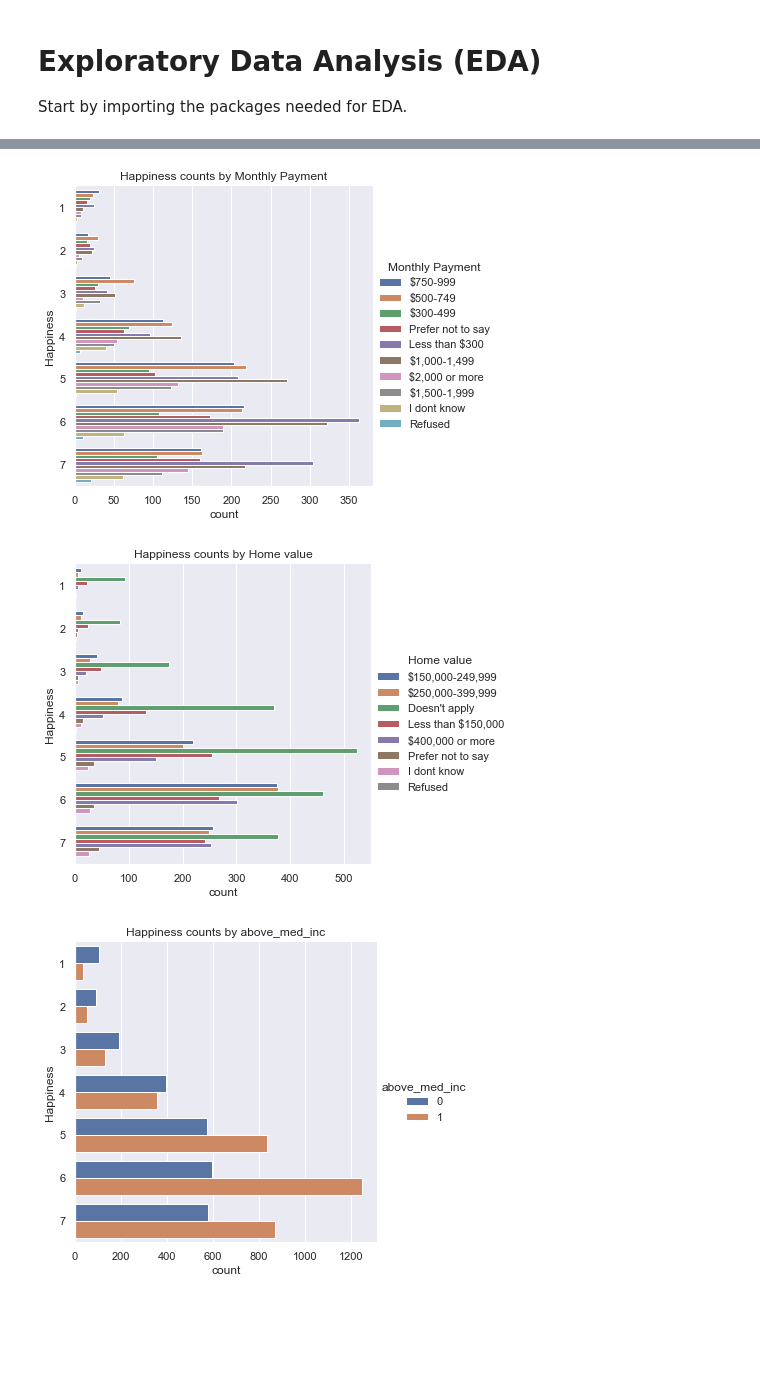
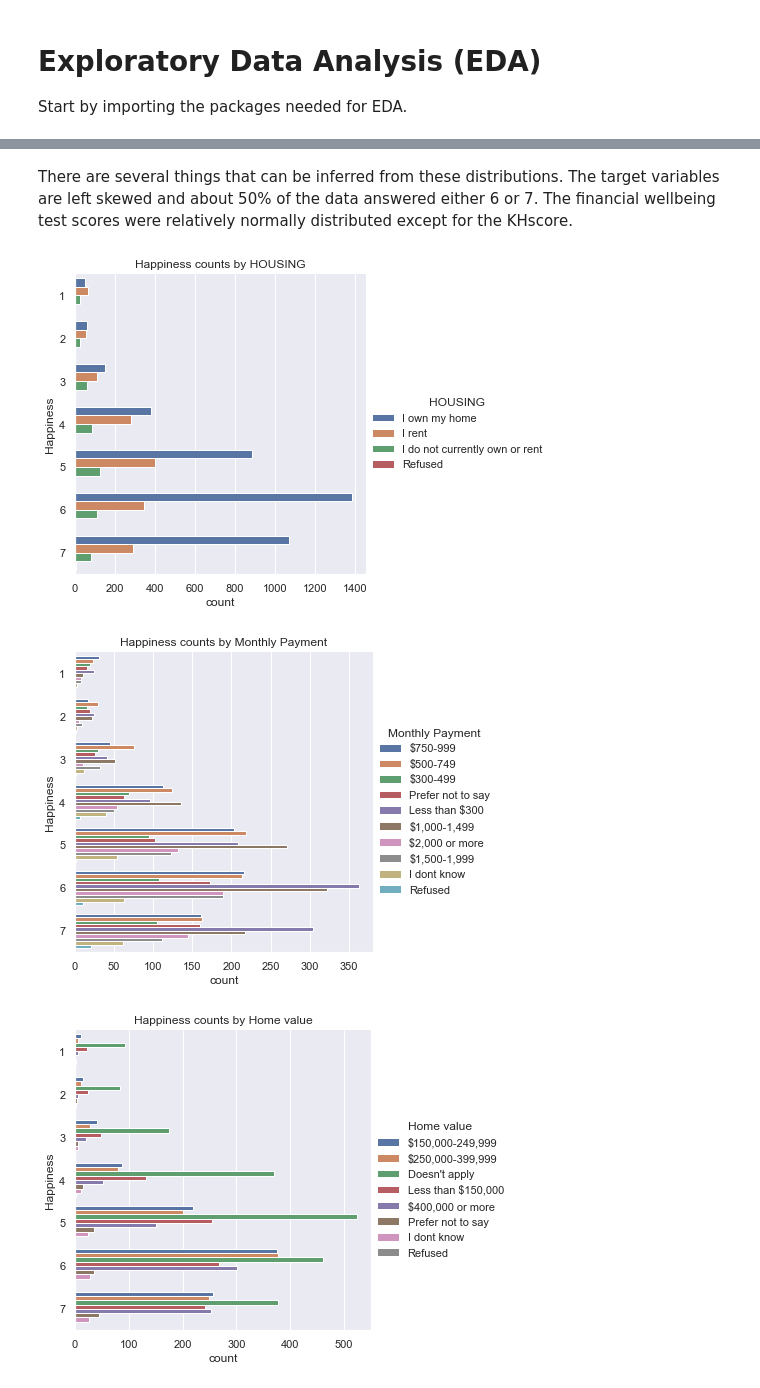
Before and after one commit to tanner-k/Capstone-2-Project-Financial-Wellness, a Jupyter notebook: notebooks/EDA.ipynb, the cells around one changed output, grey strips where cells are left out. Cells and saved outputs as stored; diff of their text form; code cells hidden in the pictures; blank space fills up the shorter version.

```diff
--- a/notebooks/EDA.ipynb
+++ b/notebooks/EDA.ipynb
@@ -64,7 +17,0 @@ df[important_vars].head()
-# %%
-df = df.rename(columns={"SWB_1": "Happiness",
-                "SWB_2": "Future",
-                "SWB_3": "Hardwork",
-                "HOUSERANGES": "Monthly Payment",
-                "VALUERANGES": "Home value"})
-df.columns
@@ -86,13 +51,15 @@ Index(['Happiness', 'Future', 'Hardwork', 'FWBscore', 'FSscore', 'FKscore',
+# %% [markdown]
+There are several things that can be inferred from these distributions. The target variables are left skewed and about 50% of the data answered either 6 or 7. The financial wellbeing test scores were relatively normally distributed except for the KHscore.
 # %%
 hue_columns = ["Happiness", "Future", "Hardwork"]
-x_columns = ["Monthly Payment", "Home value", "above_med_inc"]
+x_columns = ["HOUSING", "Monthly Payment", "Home value", "above_med_inc"]
 
 for hue in hue_columns:
     for x in x_columns:
         sns.catplot(y=hue, hue=x, data=df, kind="count", orient="h")
         plt.title(f"{hue} counts by {x}")
         plt.show()
 # %% [output]
-[figure, old version]
+[figure, new version]
-[figure, old version]
+[figure, new version]
-[figure, old version]
+[figure, new version]
```
Also changed, not shown: parts of 17 cells of this notebook.
